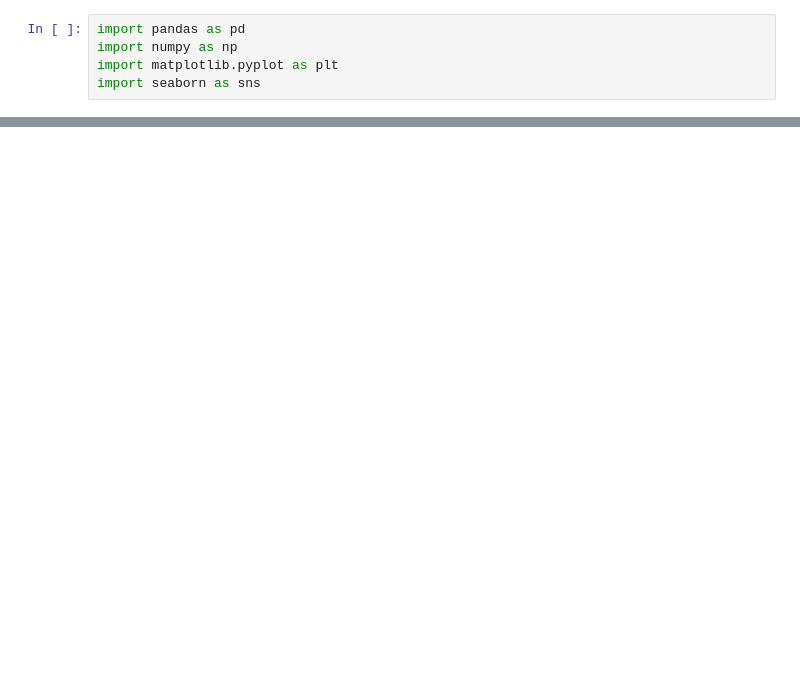
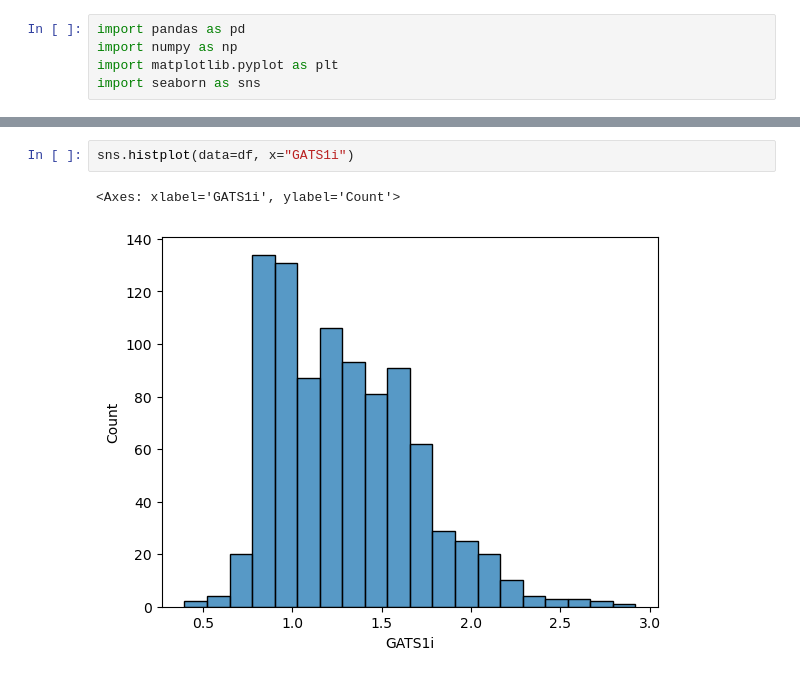
Before and after one commit to ZSyed512/TEP-Fish-Toxicity-Analysis, a Jupyter notebook: notebooks/EDA.ipynb, the cells around one changed output, grey strips where cells are left out. Saved outputs shown, nothing was run; the diff lists cells and outputs as text; blank space fills up the shorter version.

```diff
--- a/notebooks/EDA.ipynb
+++ b/notebooks/EDA.ipynb
@@ -20,0 +60,5 @@ df.shape
+# %%
+sns.histplot(data=df, x="GATS1i")
+# %% [output]
+<Axes: xlabel='GATS1i', ylabel='Count'>
+[figure, added]
```
Also changed, not shown: parts of 12 cells of this notebook, 2 other files.
